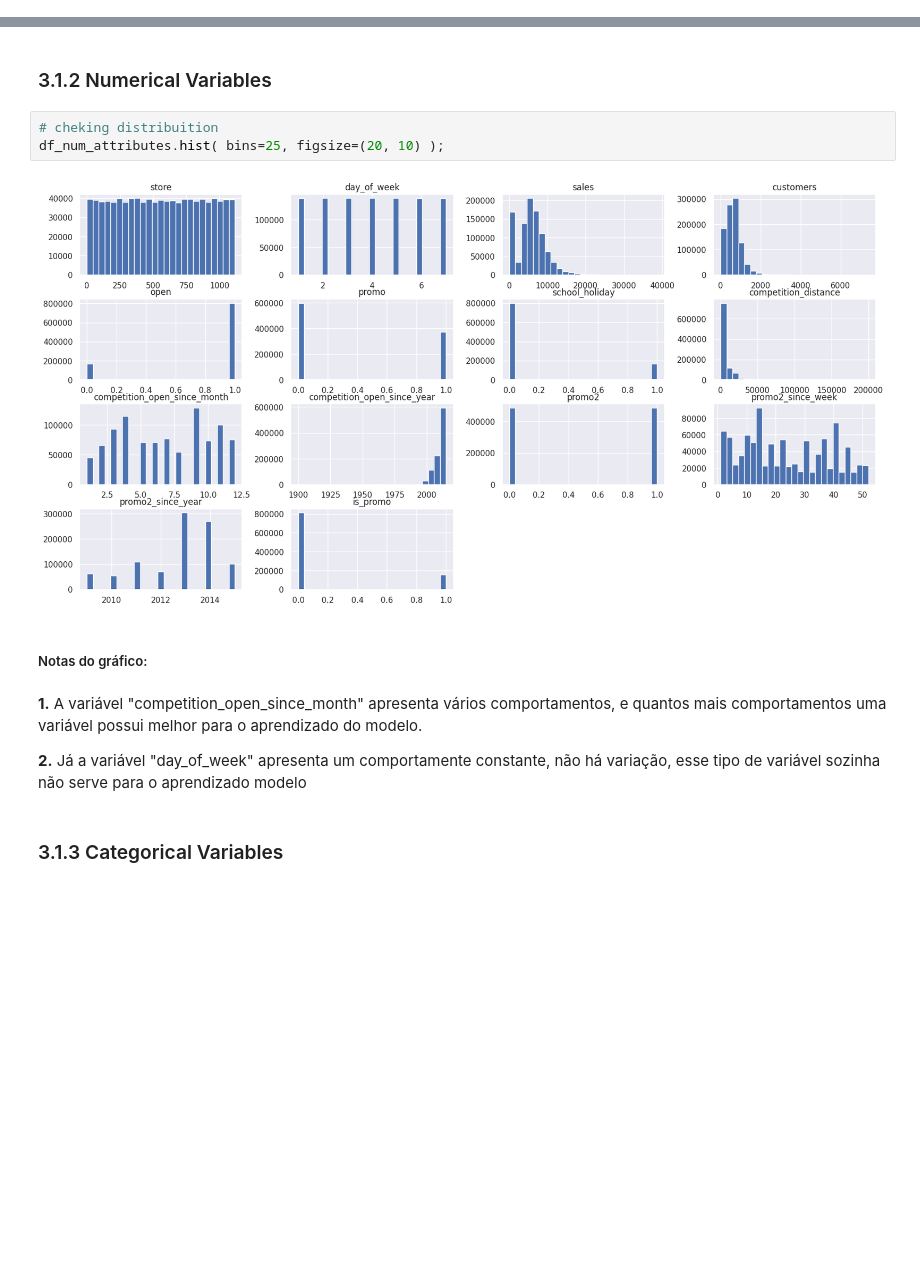
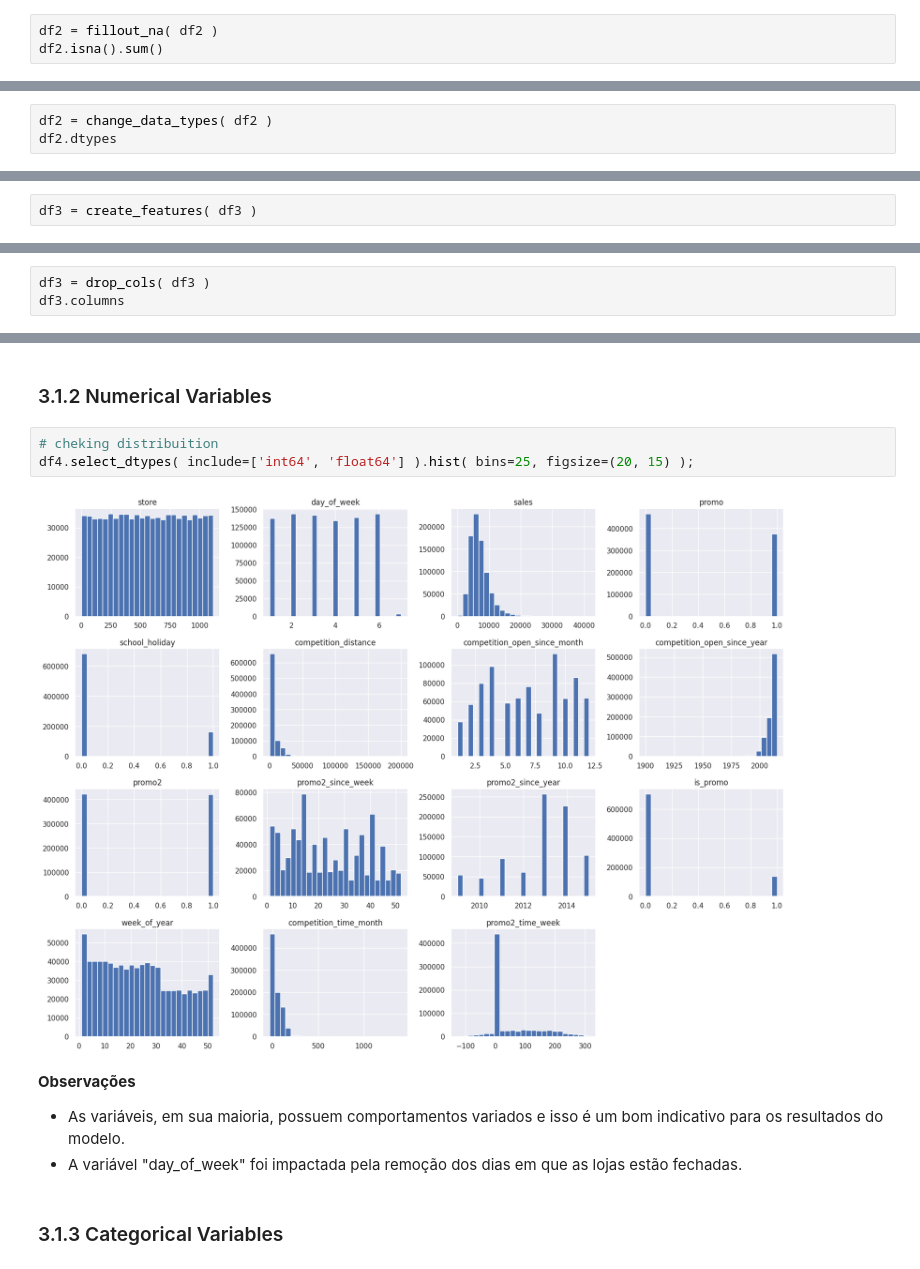
Before and after one commit to mendesdata/rossmann_store_sales, a Jupyter notebook: notebooks/rossmann.ipynb, the cells around one changed output, grey strips where cells are left out. Saved outputs shown, nothing was run; the diff lists cells and outputs as text; blank space fills up the shorter version.

```diff
--- a/notebooks/rossmann.ipynb
+++ b/notebooks/rossmann.ipynb
@@ -647,0 +589,3 @@ df2 = df1.copy()
+# %%
+df2 = fillout_na( df2 )
+df2.isna().sum()
@@ -647,0 +612,3 @@ df2 = df1.copy()
+# %%
+df2 = change_data_types( df2 )
+df2.dtypes
@@ -820,0 +739,2 @@ df3 = df2.copy()
+# %%
+df3 = create_features( df3 )
@@ -820,0 +812,3 @@ df3 = df2.copy()
+# %%
+df3 = drop_cols( df3 )
+df3.columns
@@ -831,15 +842,13 @@ sns.displot( df3['sales'], kde='hist');
 ### 3.1.2 Numerical Variables
 # %%
 # cheking distribuition
-df_num_attributes.hist( bins=25, figsize=(20, 10) );
+df4.select_dtypes( include=['int64', 'float64'] ).hist( bins=25, figsize=(20, 15) );
 # %% [output]
-[figure, old version]
+[figure, new version]
-# %% [markdown]
-##### Notas do gráfico:
-# %% [markdown]
-**1.** A variável "competition_open_since_month" apresenta vários comportamentos, e quantos mais comportamentos uma variável possui melhor para o aprendizado do modelo.
-
-**2.** Já a variável "day_of_week" apresenta um comportamente constante, não há variação, esse tipo de variável sozinha não serve para o aprendizado modelo
+# %% [markdown]
+**Observações**
+- As variáveis, em sua maioria, possuem comportamentos variados e isso é um bom indicativo para os resultados do modelo.
+- A variável "day_of_week" foi impactada pela remoção dos dias em que as lojas estão fechadas.
 # %% [markdown]
 ### 3.1.3 Categorical Variables
 # %%
```
Also changed, not shown: parts of 213 cells of this notebook, 11 other files.
